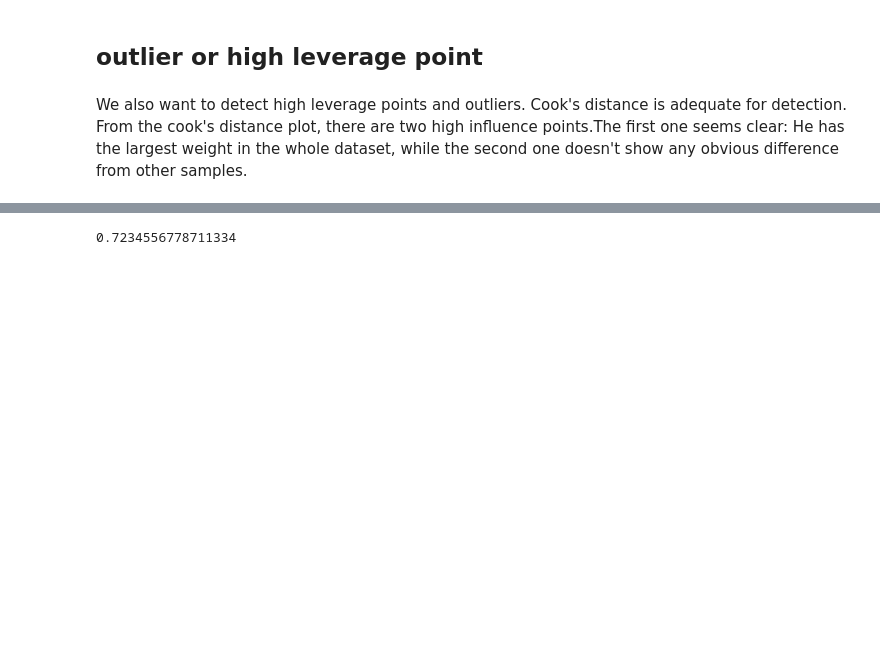
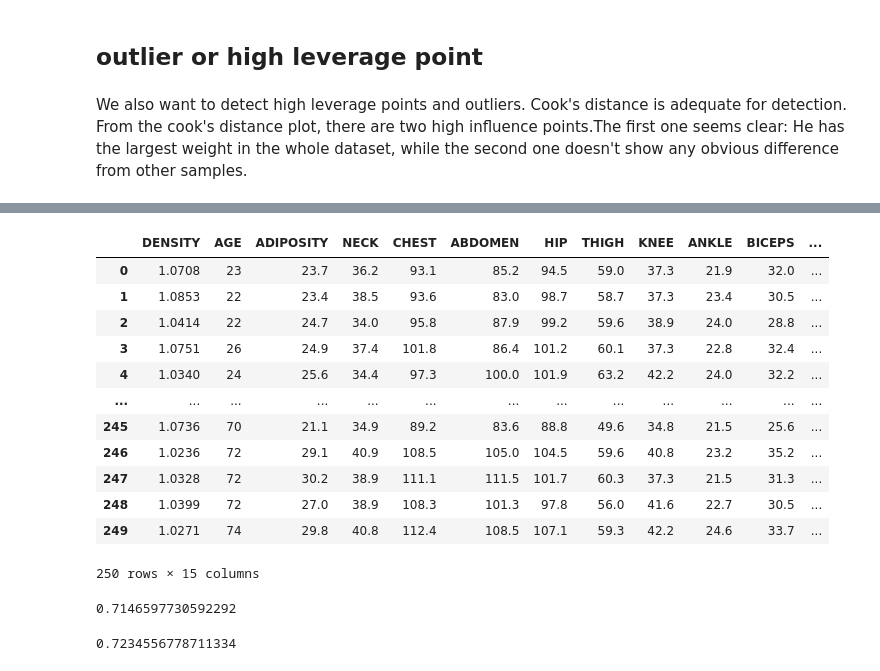
Before and after one commit to hahashuo/STAT628-Mod2, a Jupyter notebook: Diagnostics.ipynb, the cells around one changed output, grey strips where cells are left out. Cells and saved outputs as stored; diff of their text form; code cells hidden in the pictures; blank space fills up the shorter version.

```diff
--- a/Diagnostics.ipynb
+++ b/Diagnostics.ipynb
@@ -180,10 +198,13 @@ data.loc[[38, 41,85],:].T
 # %%
 data_drop=df.drop([38, 85],axis=0)
-clf = linear_model.Lasso(alpha=1)
-clf.fit(data_drop.loc[:, data_drop.columns != 'BODYFAT'],data_drop['BODYFAT'])
+data_drop = data_drop.reset_index()
+clf = linear_model.Lasso(alpha=0)
+x_drop = data_drop.iloc[:,3:]
+y_drop = data_drop.BODYFAT
+clf.fit(x_drop,y_drop)
 print(clf.coef_)
 #[0.85 0.  ]
 print(clf.intercept_)
 #0.15...
-print(clf.score)
+print(clf.score(x_drop, y_drop))
 # %% [output]
@@ -195,3 +238,23 @@ print(clf.score)
+# %%
+x_drop
+# %% [output]
+|  | DENSITY | AGE | ADIPOSITY | NECK | CHEST | ABDOMEN | HIP | THIGH | KNEE | ANKLE | BICEPS | ... |
+| 0 | 1.0708 | 23 | 23.7 | 36.2 | 93.1 | 85.2 | 94.5 | 59.0 | 37.3 | 21.9 | 32.0 | ... |
+| 1 | 1.0853 | 22 | 23.4 | 38.5 | 93.6 | 83.0 | 98.7 | 58.7 | 37.3 | 23.4 | 30.5 | ... |
+| 2 | 1.0414 | 22 | 24.7 | 34.0 | 95.8 | 87.9 | 99.2 | 59.6 | 38.9 | 24.0 | 28.8 | ... |
+| 3 | 1.0751 | 26 | 24.9 | 37.4 | 101.8 | 86.4 | 101.2 | 60.1 | 37.3 | 22.8 | 32.4 | ... |
+| 4 | 1.0340 | 24 | 25.6 | 34.4 | 97.3 | 100.0 | 101.9 | 63.2 | 42.2 | 24.0 | 32.2 | ... |
+| ... | ... | ... | ... | ... | ... | ... | ... | ... | ... | ... | ... | ... |
+| 245 | 1.0736 | 70 | 21.1 | 34.9 | 89.2 | 83.6 | 88.8 | 49.6 | 34.8 | 21.5 | 25.6 | ... |
+| 246 | 1.0236 | 72 | 29.1 | 40.9 | 108.5 | 105.0 | 104.5 | 59.6 | 40.8 | 23.2 | 35.2 | ... |
+| 247 | 1.0328 | 72 | 30.2 | 38.9 | 111.1 | 111.5 | 101.7 | 60.3 | 37.3 | 21.5 | 31.3 | ... |
+| 248 | 1.0399 | 72 | 27.0 | 38.9 | 108.3 | 101.3 | 97.8 | 56.0 | 41.6 | 22.7 | 30.5 | ... |
+| 249 | 1.0271 | 74 | 29.8 | 40.8 | 112.4 | 108.5 | 107.1 | 59.3 | 42.2 | 24.6 | 33.7 | ... |
+250 rows × 15 columns
+# %%
+lasso_reg.score(x,y)
+# %% [output]
+0.7146597730592292
 # %%
 clf.score(data_drop.loc[:, data_drop.columns != 'BODYFAT'],data_drop['BODYFAT'])
 # %% [output]
```
Also changed, not shown: parts of 13 cells of this notebook, 3 other files.
